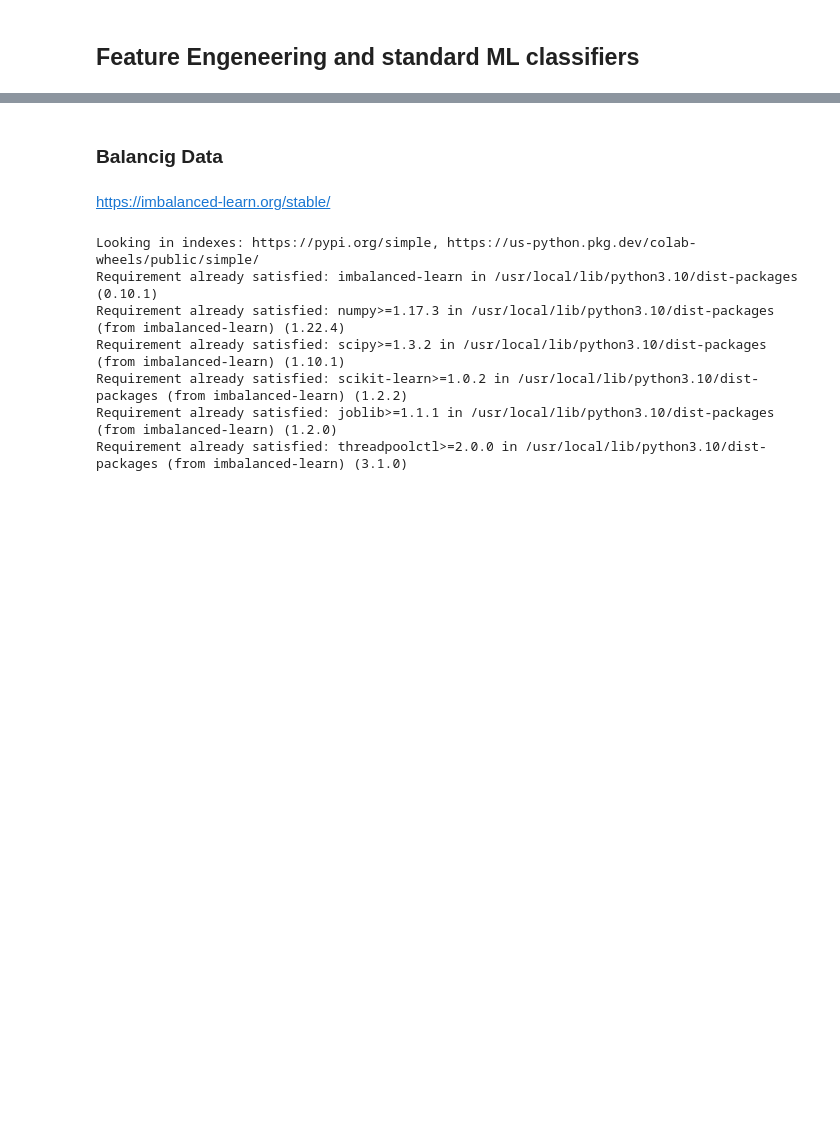
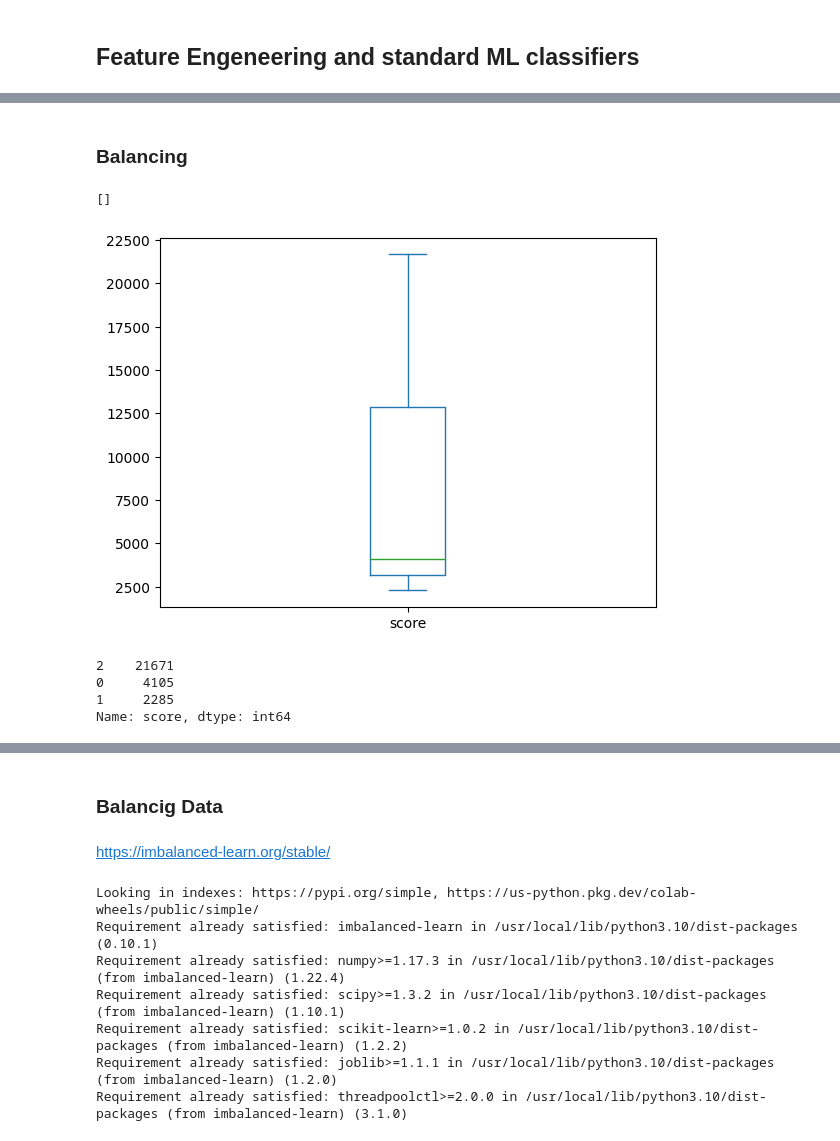
Before and after one commit to MarioAvolio/Amazon-Fine-Foods-reviews-Transformers-Text-Classification, a Jupyter notebook: Amazon_Fine_Food_Review_Text_Classification_with_Standard_approaches.ipynb, the cells around one changed output, grey strips where cells are left out. Cells and saved outputs as stored; diff of their text form; code cells hidden in the pictures; blank space fills up the shorter version.

```diff
--- a/Amazon_Fine_Food_Review_Text_Classification_with_Standard_approaches.ipynb
+++ b/Amazon_Fine_Food_Review_Text_Classification_with_Standard_approaches.ipynb
@@ -229,4 +229,0 @@ def myscore(sentence):
-# %%
-# apply myscore function
-df['myscore'] = df["text"].apply(myscore)
-df[['score', 'afinn','myscore', 'text']].tail(30)
@@ -294,0 +242,4 @@ X_train, X_test, y_train, y_test = train_test_split(X, y, random_state=1, test_s
+# %%
+from sklearn.model_selection import train_test_split
+train_df, test_df = train_test_split(df, random_state=1, test_size=0.2)
+train_df
@@ -294,0 +260,15 @@ X_train, X_test, y_train, y_test = train_test_split(X, y, random_state=1, test_s
+# %% [markdown]
+### Balancing
+# %%
+b_plot = train_df.score.value_counts().plot.box()
+b_plot.plot()
+# %% [output]
+[]
+[figure, added]
+# %%
+train_df.score.value_counts()
+# %% [output]
+2    21671
+0     4105
+1     2285
+Name: score, dtype: int64
```
Also changed, not shown: parts of 69 cells of this notebook.
